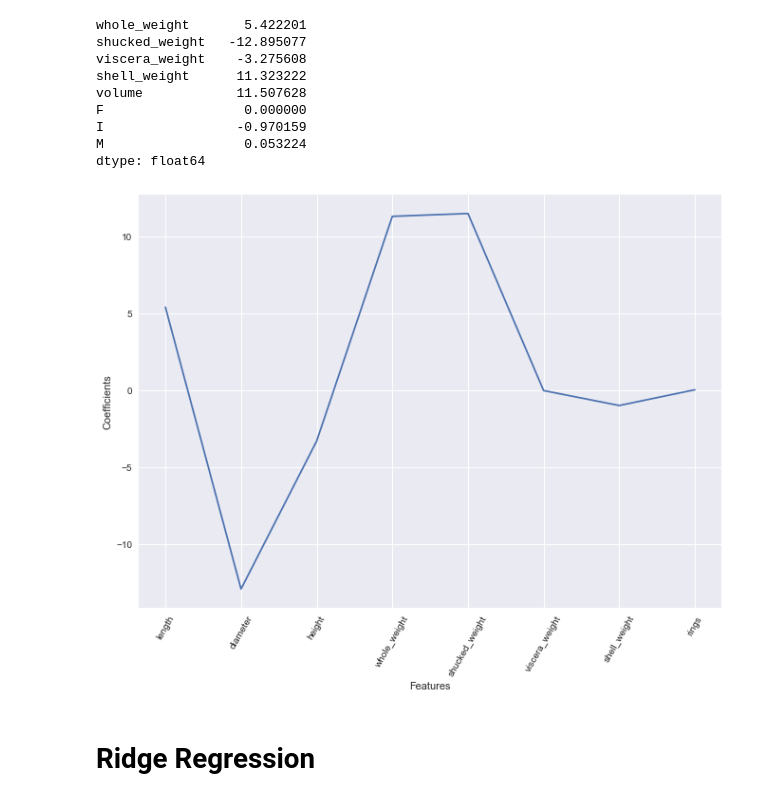
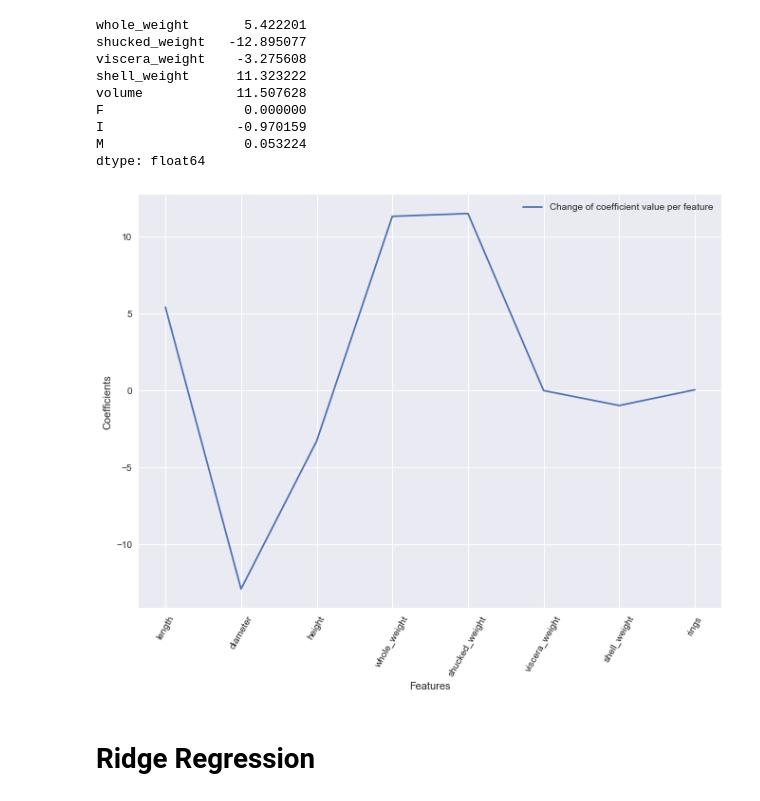
Before and after one commit to viciouspetal/data-analytics-notebook, a Jupyter notebook: Assignment workbook.ipynb, the cells around one changed output. Saved outputs shown, nothing was run; the diff lists cells and outputs as text; code cells hidden in the pictures.

```diff
--- a/Assignment workbook.ipynb
+++ b/Assignment workbook.ipynb
@@ -1059,12 +1061,13 @@ dtype: float64
 # %%
 set_11x8_figure()
 _ = plt.plot(range(X.columns.shape[0]), lasso.coef_)
 _ = plt.xticks(range(X.columns.shape[0]), df, rotation=60)
 _ = plt.ylabel('Coefficients')
 _ = plt.xlabel('Features')
+_ = plt.legend(['Change of coefficient value per feature'])
 plt.savefig(default_figure_out_path+'lasso_coefficients_plot'+default_figure_ext, bbox_inches='tight')
 # %% [output]
-[figure, old version]
+[figure, new version]
 # %% [markdown]
 # Ridge Regression
 # %%
```
Also changed, not shown: parts of 20 cells of this notebook.
